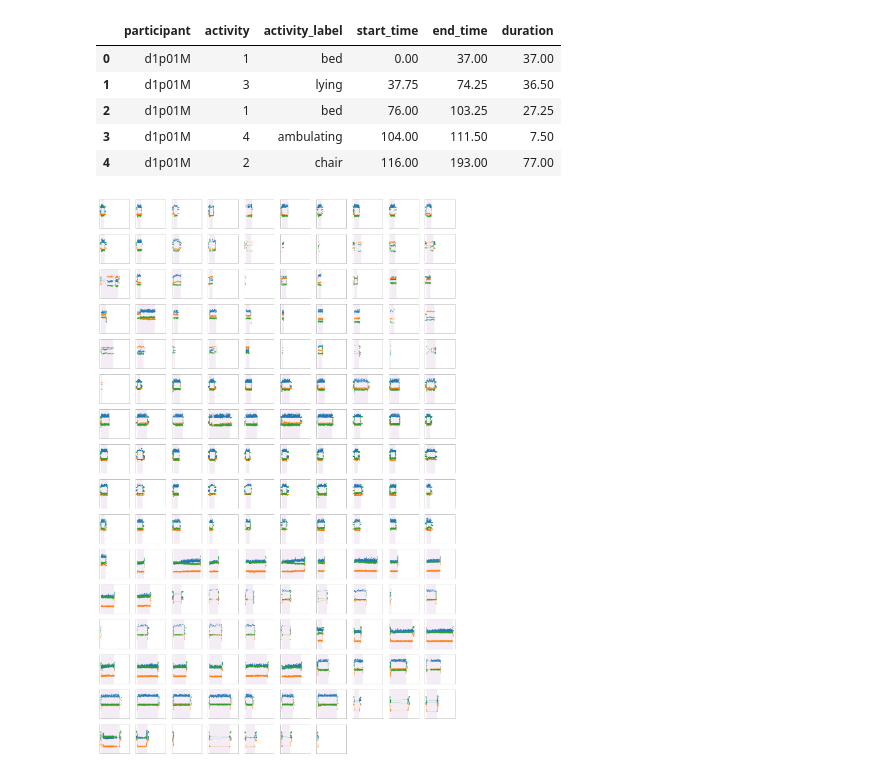
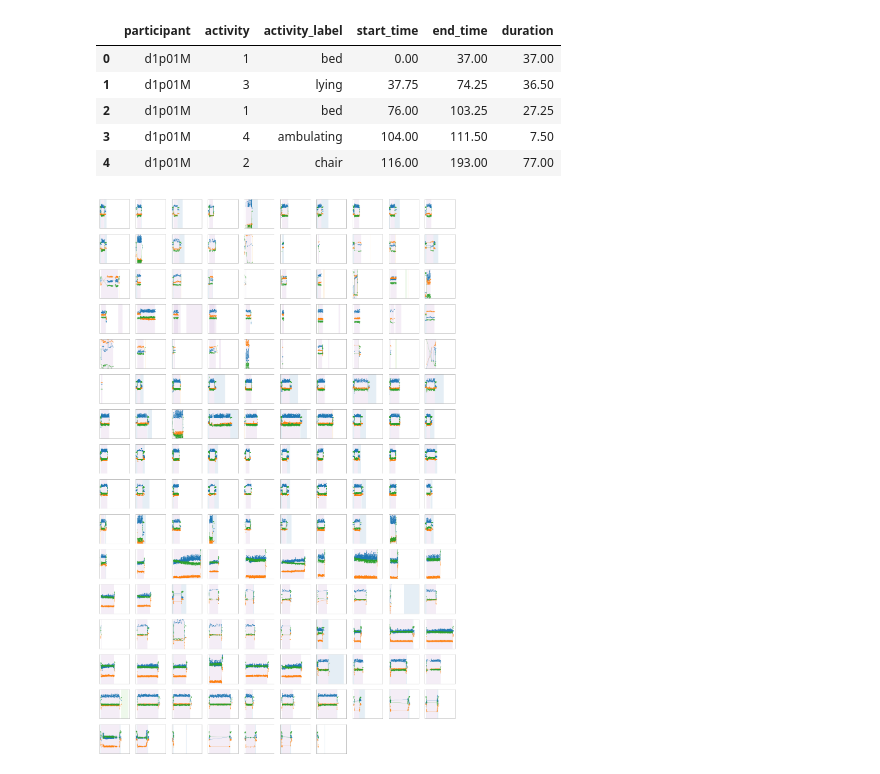
Before and after one commit to ym-pett/motiondetection, a Jupyter notebook: notebooks/activity_plots.ipynb, the cells around one changed output. Saved outputs shown, nothing was run; the diff lists cells and outputs as text; code cells hidden in the pictures.

Commit message:
Some minor progress on plotting individial activities

```diff
--- a/notebooks/activity_plots.ipynb
+++ b/notebooks/activity_plots.ipynb
@@ -118,44 +118,59 @@ sensor_columns = ['front', 'lateral', 'vertical']
 for subplot, rowspec in enumerate(activity_df.iterrows()):
 
     index, row = rowspec
     participant = row['participant']
 
     ax = plt.subplot(nrows, ncols, subplot + 1)
     # Tidy the axis up a bit
     ax.set_xticks([])
     ax.set_yticks([])
     ax.margins(0, 0, tight=True)
 
 
     # Define time start and end times for the plotting window
     t1 = row['start_time'] - offset
     t2 = row['end_time'] + offset
 
     # Ensure axes are on the same scale
     ax.set_xlim(t1, t1 + max_activity_duration + 2 * offset)
 
     # Subset the sensor data for plotting.
     df = sensor_df[
         (sensor_df['participant'] == participant) &
         (sensor_df['time'] >= t1) & (sensor_df['time'] <= t2)]
 
     for i, column in enumerate(sensor_columns):
         x = df['time']
         y = df[column]
         ax.plot(x, y, color=line_colors[i], **line_opts)
 
-    x = row['start_time']
-    y = -2
-    height = 4
-    duration = row['duration']
-    rect = mpatches.Rectangle(
-        [x, y],
-        duration,
-        height,
-        alpha=0.333,
-        color=rect_colors[row['activity']],
-        linewidth=0,
-        zorder=1)
-    ax.add_patch(rect)
+    for i in [-1, 0, 1]:
+        try:
+            row = activities_df.loc[index + i]
+        except KeyError:
+            continue
+        x = row['start_time']
+        ymin, ymax = -2, 2
+        height = ymax - ymin
+        duration = row['duration']
+        if duration:
+            rect = mpatches.Rectangle(
+                [x, ymin],
+                duration,
+                height,
+                alpha=0.333,
+                color=rect_colors[row['activity']],
+                linewidth=0,
+                zorder=1)
+            ax.add_patch(rect)
+        else:
+            ax.axvline(
+                x,
+                ymin,
+                ymax,
+                alpha=0.333,
+                linewidth=1,
+                color=rect_colors[row['activity']],
+                zorder=1)
 # %% [output]
-[figure, old version]
+[figure, new version]
```
